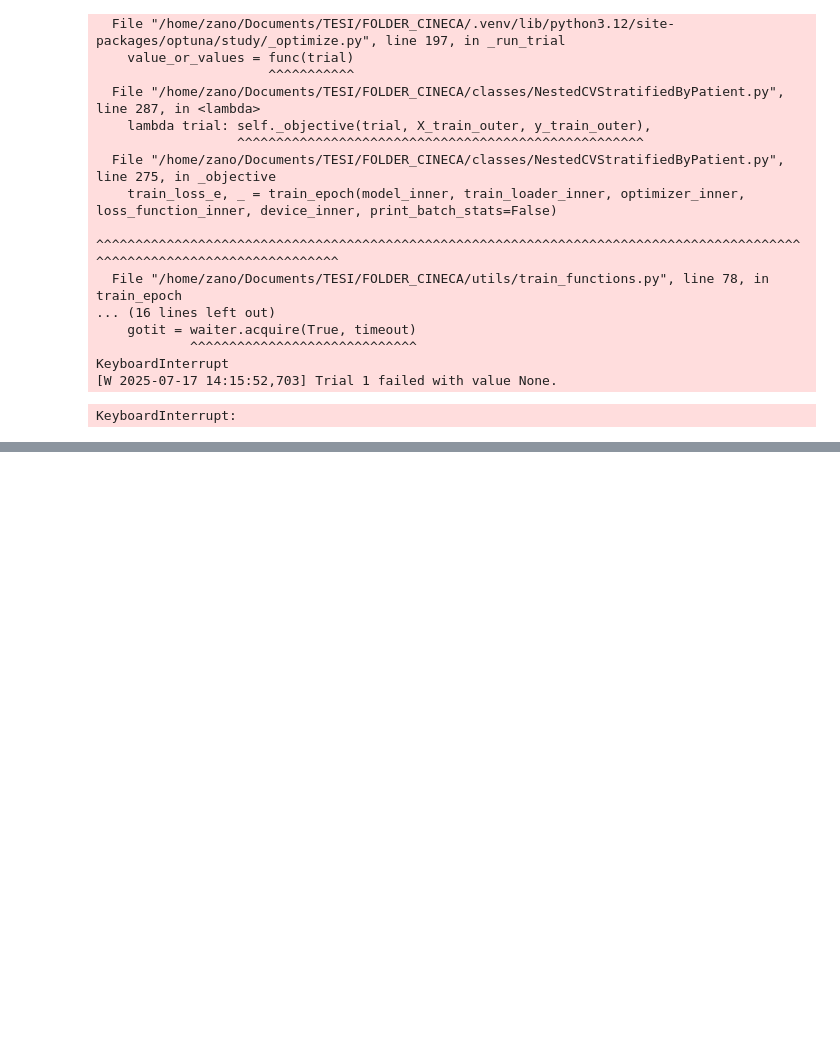
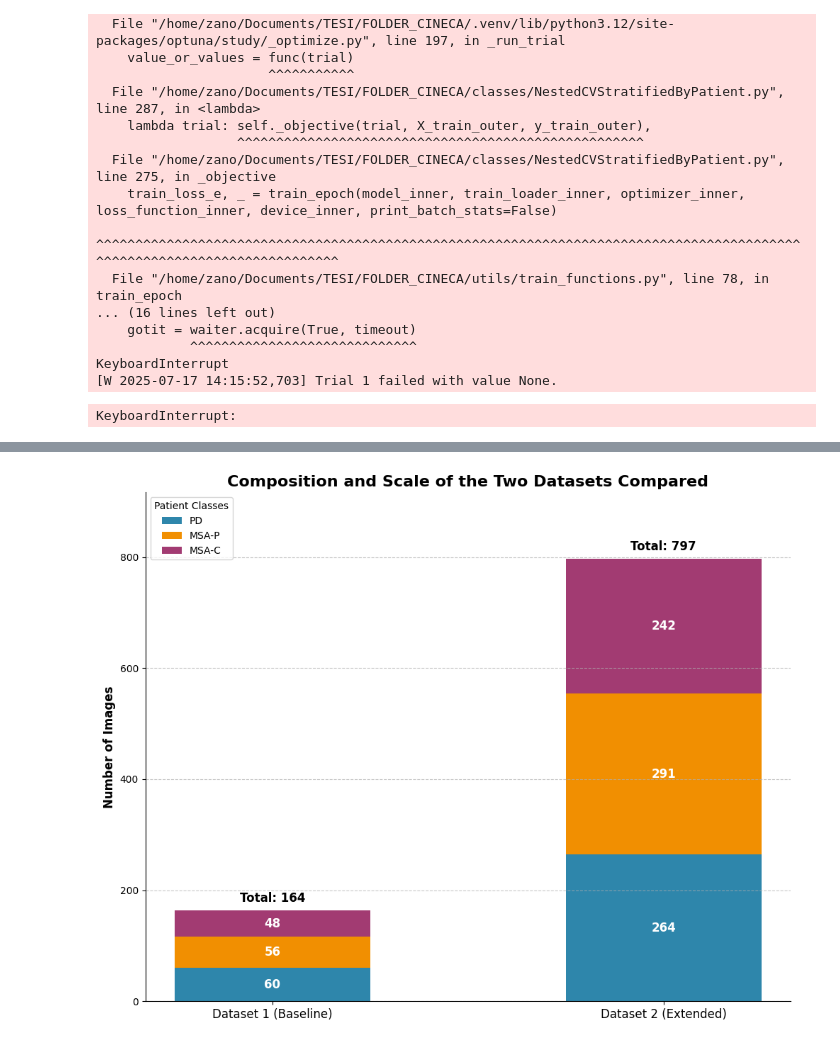
Before and after one commit to z4n0/MIND, a Jupyter notebook: notebooks/supervised_learning.ipynb, the cells around one changed output, grey strips where cells are left out. Drawn from its saved outputs; the diff is of its cells as text; code cells hidden in the pictures; blank space fills up the shorter version.

```diff
--- a/notebooks/supervised_learning.ipynb
+++ b/notebooks/supervised_learning.ipynb
@@ -805,0 +960,78 @@ KeyboardInterrupt:
+# %%
+import pandas as pd
+import matplotlib.pyplot as plt
+import numpy as np
+
+# 1. Data extracted from your graphs
+data = {
+    'Dataset': ['Dataset 1 (Baseline)', 'Dataset 2 (Extended)'],
+    'PD': [60, 264],
+    'MSA-P': [56, 291],
+    'MSA-C': [48, 242]
+}
+df = pd.DataFrame(data)
+
+# Calculate the total for each dataset for the labels
+df['Total'] = df['PD'] + df['MSA-P'] + df['MSA-C']
+
+# 2. Set the colors to maintain consistency
+colors = {
+    'PD': '#2E86AB',
+    'MSA-P': '#F18F01',
+    'MSA-C': '#A23B72'
+}
+
+# 3. Plotting preparation
+labels = df['Dataset']
+x = np.arange(len(labels))  # the label locations
+width = 0.5  # the width of the bars
+
+# 4. Create the plot
+fig, ax = plt.subplots(figsize=(10, 8))
+
+# Bars for Dataset 1 and 2 using a loop
+bottoms = np.zeros(len(df)) # Initialize the bar bottoms to zero
+class_counts = {
+    'PD': df['PD'].values,
+    'MSA-P': df['MSA-P'].values,
+    'MSA-C': df['MSA-C'].values
+}
+
+for class_name, counts in class_counts.items():
+    bars = ax.bar(x, counts, width, label=class_name, color=colors[class_name], bottom=bottoms)
+
+    # Add numeric labels inside each segment
+    for i, bar in enumerate(bars):
+        height = bar.get_height()
+        if height > 0:
+            ax.annotate(f'{int(height)}',
+                        xy=(bar.get_x() + bar.get_width() / 2, bottoms[i] + height / 2),
+                        ha='center', va='center', color='white', fontweight='bold', fontsize=12)
+
+    # Update the bottoms for the next class to be stacked
+    bottoms += counts
+
+# 5. Add labels, title, and styling
+ax.set_ylabel('Number of Images', fontsize=12, fontweight='bold')
+ax.set_title('Composition and Scale of the Two Datasets Compared', fontsize=16, fontweight='bold')
+ax.set_xticks(x)
+ax.set_xticklabels(labels, fontsize=12)
+ax.grid(axis='y', linestyle='--', alpha=0.7)
+ax.spines['top'].set_visible(False)
+ax.spines['right'].set_visible(False)
+
+# Add total labels above the bars
+for i, total in enumerate(df['Total']):
+    ax.text(i, total + 10, f"Total: {total}", ha='center', va='bottom', fontweight='bold', fontsize=12)
+
+# Set y-axis limit to make space for total labels
+ax.set_ylim(0, df['Total'].max() * 1.15)
+
+# 6. Create the legend
+ax.legend(title='Patient Classes', loc='upper left')
+
+fig.tight_layout()
+plt.savefig("dataset_stacked_comparison_en.png", dpi=300)
+plt.show()
+# %% [output]
+[figure, added]
```
Also changed, not shown: parts of 3 cells of this notebook, 1 other file.
